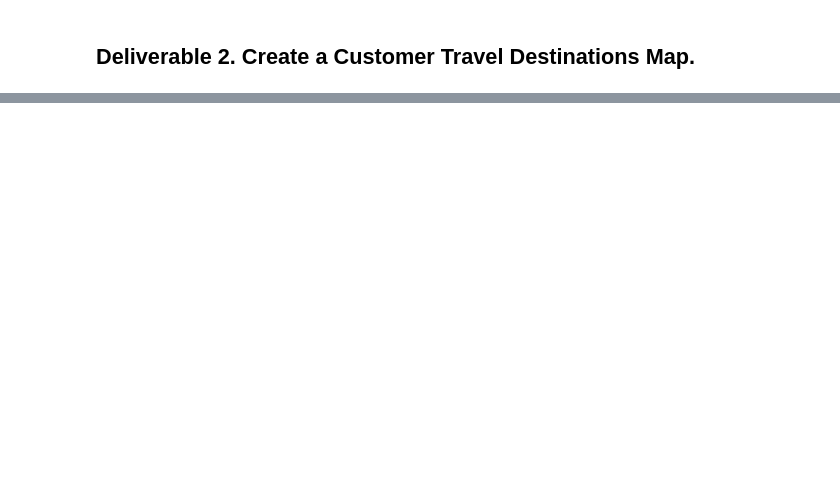
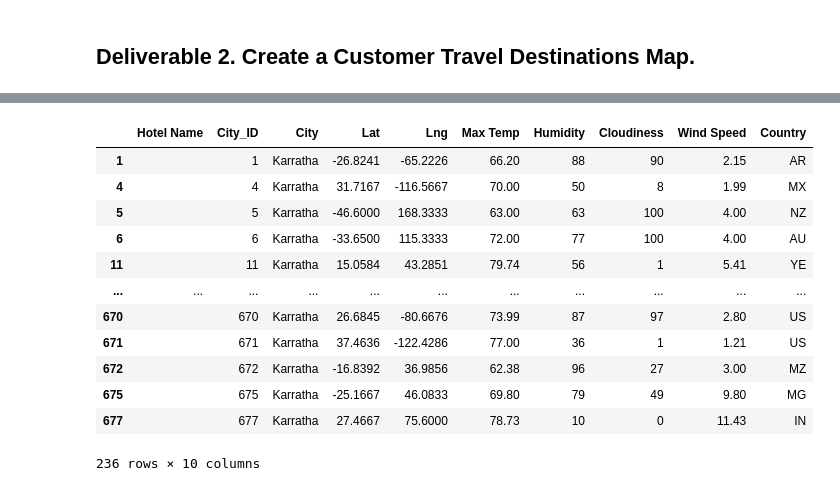
Before and after one commit to Dybondzy/World_Weather_Analysis, a Jupyter notebook: Vacation_Search.ipynb, the cells around one changed output, grey strips where cells are left out. Cells and saved outputs as stored; diff of their text form; code cells hidden in the pictures; blank space fills up the shorter version.

```diff
--- a/Vacation_Search.ipynb
+++ b/Vacation_Search.ipynb
@@ -55,3 +114,3 @@ NameError: name 'city_data_df' is not defined
 # %%
 # 4b. Drop any empty rows and create a new DataFrame that doesn’t have empty rows.
-clean_df[["City", "Country", "Max Temp", "Current Description", "Lat", "Lng"]]
+clean_df=AddNan_df.dropna()
@@ -58,7 +133,7 @@ clean_df[["City", "Country", "Max Temp", "Current Description", "Lat", "Lng"]]
 # %%
 # 5a. Create DataFrame called hotel_df to store hotel names along with city, country, max temp, and coordinates.
-hotel_df = clean_df[["City", "Country", "Max Temp", "Current Description", "Lat", "Lng"]].copy()
+hotel_df=clean_df.copy()
 
 # 5b. Create a new column "Hotel Name"
-hotel_df["Hotel Name"] = ""
-hotel_df.head(10)
+# hotel_df["Hotel Name"] = ""
+hotel_df = clean_df.insert(0, "Hotel Name", "", True)
@@ -65,3 +149,5 @@ hotel_df.head(10)
+# %%
+hotel_df=clean_df
 # %%
 # 6a. Set parameters to search for hotels with 5000 meters.
 params = {
@@ -93,5 +190,22 @@ for index, row in hotel_df.iterrows():
 # %%
 # 7. Drop the rows where there is no Hotel Name.
+hotel_clean_df=hotel_df.dropna()
+# %%
+hotel_clean_df
+# %% [output]
+|  | Hotel Name | City_ID | City | Lat | Lng | Max Temp | Humidity | Cloudiness | Wind Speed | Country |
+| 1 |  | 1 | Karratha | -26.8241 | -65.2226 | 66.20 | 88 | 90 | 2.15 | AR |
+| 4 |  | 4 | Karratha | 31.7167 | -116.5667 | 70.00 | 50 | 8 | 1.99 | MX |
+| 5 |  | 5 | Karratha | -46.6000 | 168.3333 | 63.00 | 63 | 100 | 4.00 | NZ |
+| 6 |  | 6 | Karratha | -33.6500 | 115.3333 | 72.00 | 77 | 100 | 4.00 | AU |
+| 11 |  | 11 | Karratha | 15.0584 | 43.2851 | 79.74 | 56 | 1 | 5.41 | YE |
+| ... | ... | ... | ... | ... | ... | ... | ... | ... | ... | ... |
+| 670 |  | 670 | Karratha | 26.6845 | -80.6676 | 73.99 | 87 | 97 | 2.80 | US |
+| 671 |  | 671 | Karratha | 37.4636 | -122.4286 | 77.00 | 36 | 1 | 1.21 | US |
+| 672 |  | 672 | Karratha | -16.8392 | 36.9856 | 62.38 | 96 | 27 | 3.00 | MZ |
+| 675 |  | 675 | Karratha | -25.1667 | 46.0833 | 69.80 | 79 | 49 | 9.80 | MG |
+| 677 |  | 677 | Karratha | 27.4667 | 75.6000 | 78.73 | 10 | 0 | 11.43 | IN |
+236 rows × 10 columns
 # %%
 # 8a. Create the output File (CSV)
 output_data_file = "weather_data/WeatherPy_vacation.csv"
```
Also changed, not shown: parts of 12 cells of this notebook, 1 other file.
